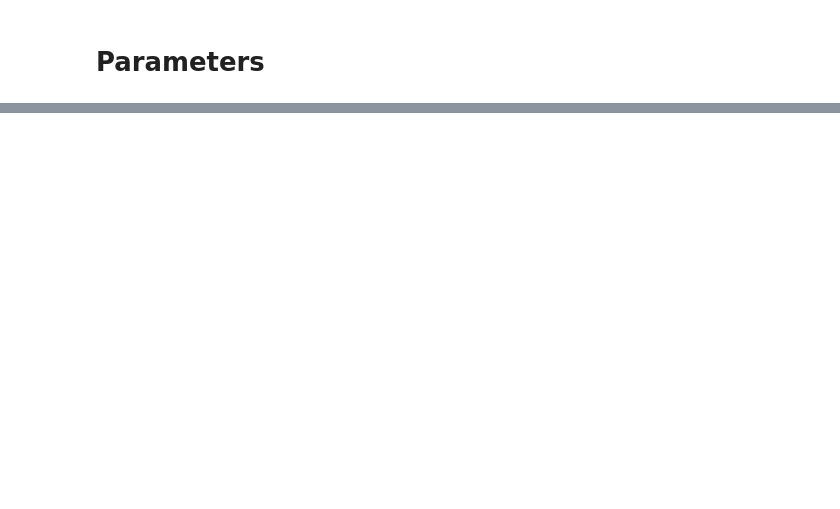
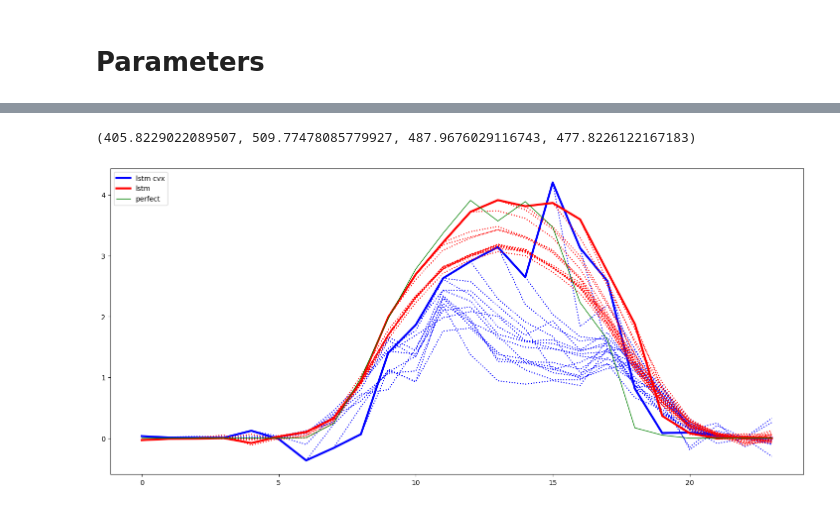
Before and after one commit to Joris-Dprtr/DFL_PVB, a Jupyter notebook: notebooks/MPC_evaluation.ipynb, the cells around one changed output, grey strips where cells are left out. Drawn from its saved outputs; the diff is of its cells as text; code cells hidden in the pictures; blank space fills up the shorter version.

```diff
--- a/notebooks/MPC_evaluation.ipynb
+++ b/notebooks/MPC_evaluation.ipynb
@@ -54,6 +54,5 @@ nl_data.head()
 # %%
-#battery_capacity = round(nl_data['load'].resample('Y').sum().max() * 1.1 / 1000,1)
-battery_capacity = 9.0
+battery_capacity = round(nl_data['load'].resample('Y').sum().max() * 1.1 / 1000,1)
 # %%
 device = torch.device("cuda" if torch.cuda.is_available() else "cpu")
 # %% [markdown]
@@ -130,4 +127,6 @@ hours = range(0,24)
 # %%
+hours = range(0,24)
+
 tot_cost_perfect = []
 tot_cost_lstm = []
 tot_cost_cvx_lstm = []
@@ -144,3 +143,7 @@ for hour in hours:
     tot_cost_lstm.append(lstm_cost)
     tot_cost_cvx_lstm.append(lstm_cvx_cost)
     tot_cost_cvx.append(cvx_cost)
+
+np.sum(tot_cost_perfect), np.sum(tot_cost_lstm), np.sum(tot_cost_cvx), np.sum(tot_cost_cvx_lstm)
+# %% [output]
+(405.8229022089507, 509.77478085779927, 487.9676029116743, 477.8226122167183)
@@ -149,7 +150,7 @@ np.sum(tot_cost_perfect), np.sum(tot_cost_lstm), np.sum(tot_cost_cvx_lstm), np.s
 # %%
-pilot_day = 200
+pilot_day = 100
 model = dictionary_list_lstm_cvx
-model_2 = dictionary_list_naive
+model_2 = dictionary_list_lstm
 variable = 'pv'
 
 final_schedule = np.empty(len(model))
@@ -161,22 +162,26 @@ for i in range(len(model)):
 # %%
 plt.figure(figsize=(18,8))
 
 # Plot energy data on ax1
 plt.plot(model[0][variable][pilot_day], linestyle=':', color='b')
 for i in range(1, len(model)):
     plt.plot(np.pad(model[i][variable][pilot_day], (i, 0), mode='constant', constant_values=np.nan), linestyle=':', color='b')
 
-plt.plot(final_schedule, color='b', linewidth=3, label='model')
+plt.plot(final_schedule, color='b', linewidth=3, label='lstm cvx')
 
 plt.plot(model_2[0][variable][pilot_day], linestyle=':', color='r')
 for i in range(1, len(model_2)):
     plt.plot(np.pad(model_2[i][variable][pilot_day], (i, 0), mode='constant', constant_values=np.nan), linestyle=':', color='r')
 
-plt.plot(final_schedule_2, color='r', linewidth=3, label='model 2')
+plt.plot(final_schedule_2, color='r', linewidth=3, label='lstm')
+
+plt.plot(dictionary_list_perfect[0][variable][pilot_day], color='g', linewidth=1, label='perfect')
 
 plt.legend(loc='upper left')
 
 plt.show()
+# %% [output]
+[figure, added]
 # %%
 import matplotlib.pyplot as plt
 import numpy as np
```
Also changed, not shown: parts of 19 cells of this notebook, 2 other files.
